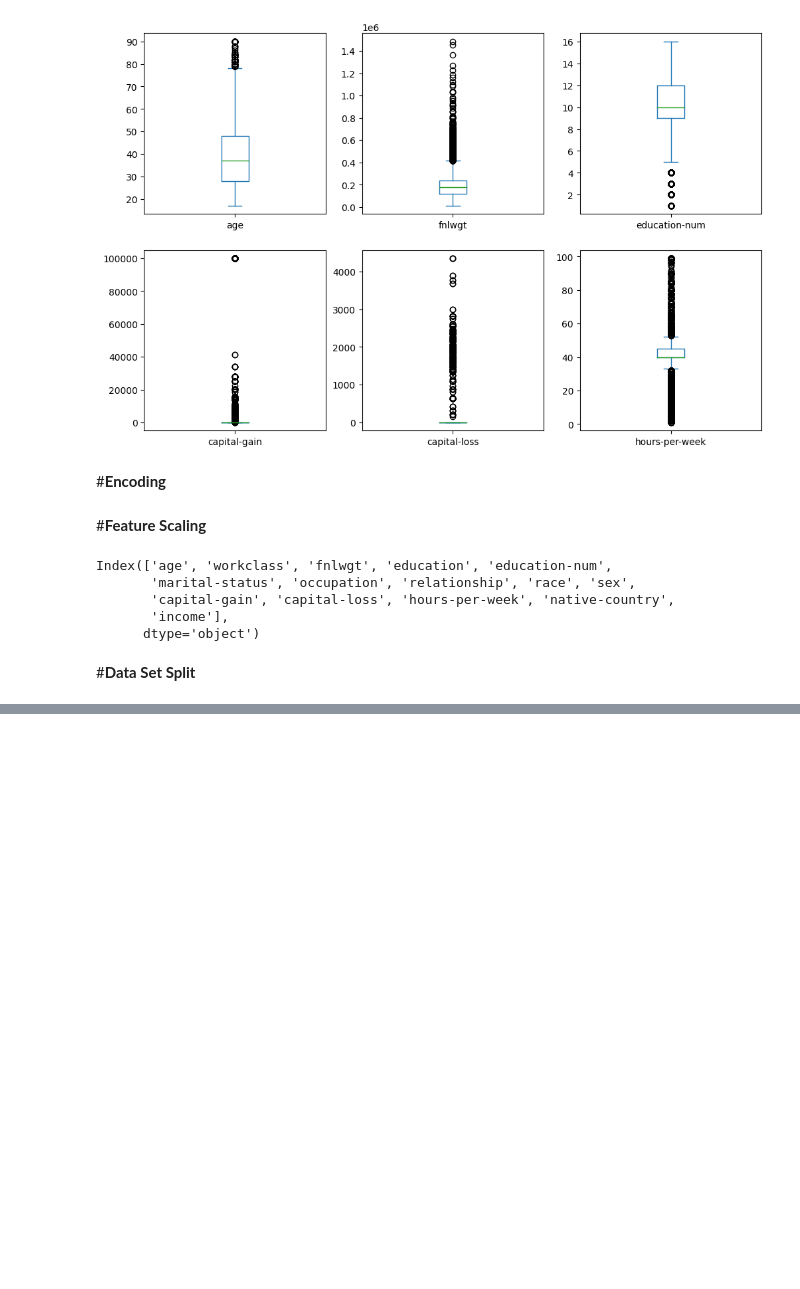
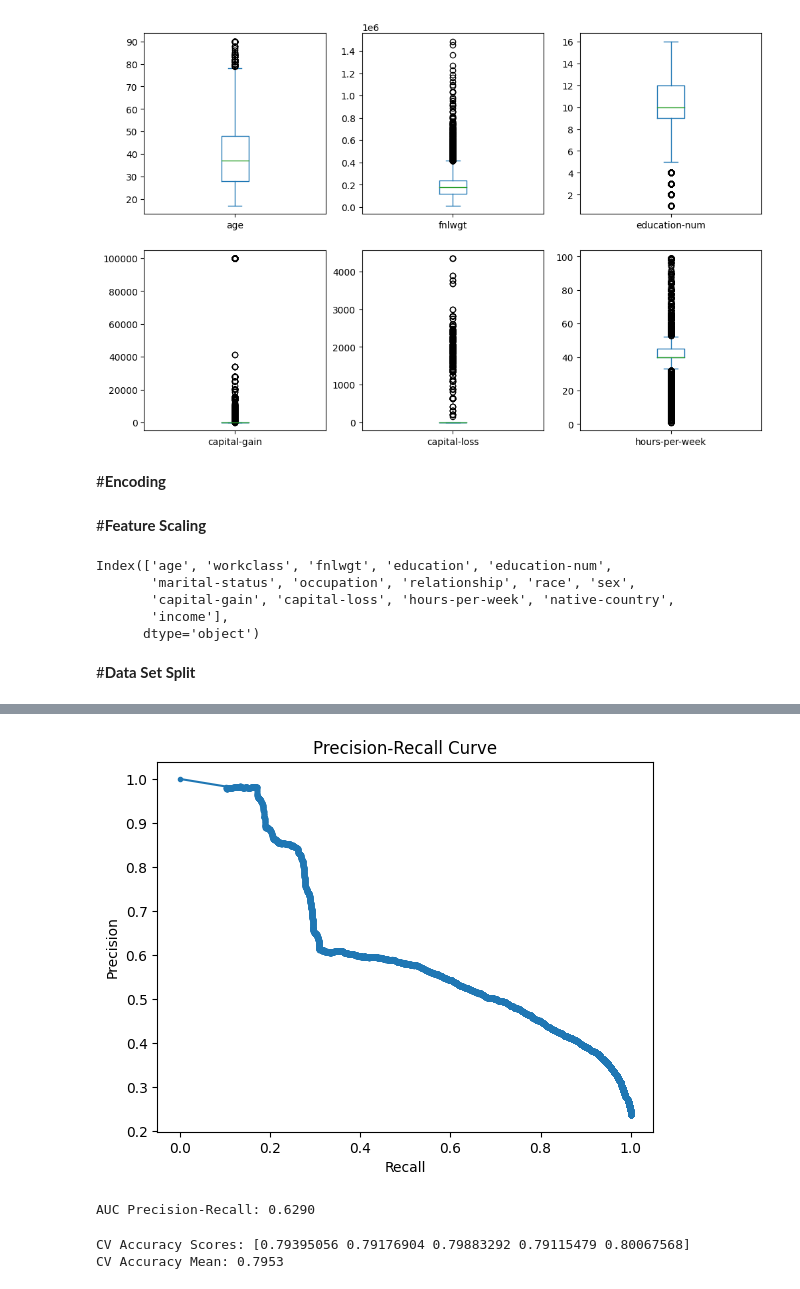
Before and after one commit to Manith-Ratnayake/UCI_machine_learning, a Jupyter notebook: Machine_Learning.ipynb, the cells around one changed output, grey strips where cells are left out. Drawn from its saved outputs; the diff is of its cells as text; code cells hidden in the pictures; blank space fills up the shorter version.

```diff
--- a/Machine_Learning.ipynb
+++ b/Machine_Learning.ipynb
@@ -508,0 +588,27 @@ Index(['age', 'workclass', 'fnlwgt', 'education', 'education-num',
+# %%
+from sklearn.metrics import precision_recall_curve
+from sklearn.metrics import auc
+
+precision, recall, _ = precision_recall_curve(y_test, y_prob)
+auc_precision_recall = auc(recall, precision)
+
+plt.plot(recall, precision, marker='.')
+plt.xlabel('Recall')
+plt.ylabel('Precision')
+plt.title('Precision-Recall Curve')
+plt.show()
+
+print(f"AUC Precision-Recall: {auc_precision_recall:.4f}")
+# %% [output]
+[figure, added]
+AUC Precision-Recall: 0.6290
+# %%
+from sklearn.model_selection import cross_val_score
+
+# Example using accuracy as the scoring metric
+cv_scores = cross_val_score(naive_base_model, X_train, y_train, cv=5, scoring='accuracy')
+print(f"CV Accuracy Scores: {cv_scores}")
+print(f"CV Accuracy Mean: {cv_scores.mean():.4f}")
+# %% [output]
+CV Accuracy Scores: [0.79395056 0.79176904 0.79883292 0.79115479 0.80067568]
+CV Accuracy Mean: 0.7953
```
Also changed, not shown: parts of 46 cells of this notebook.
